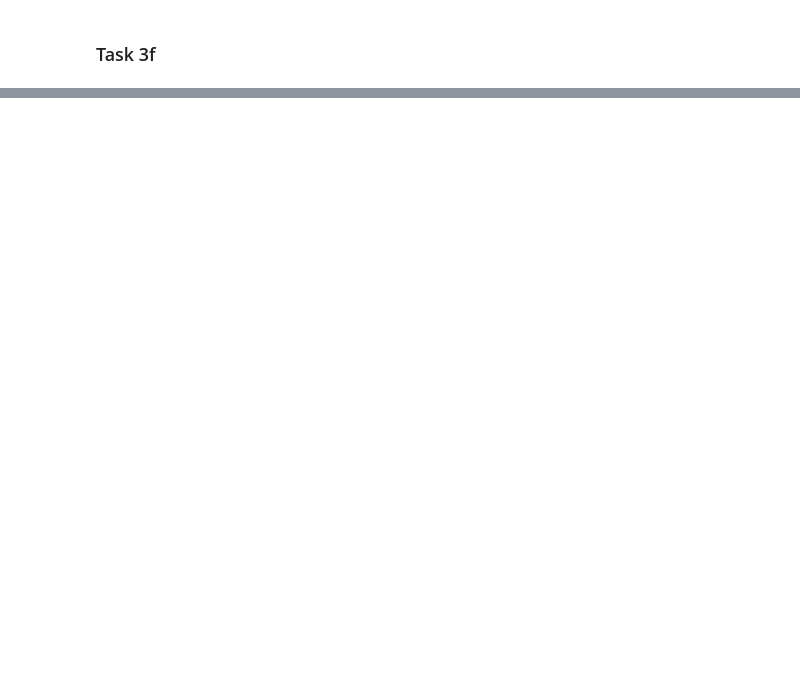
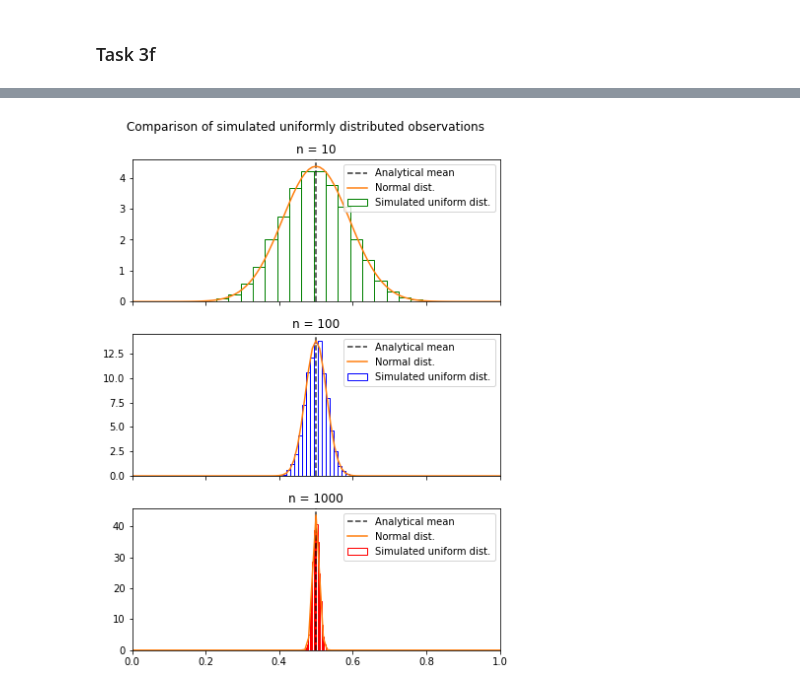
Before and after one commit to willidu/STK1100, a Jupyter notebook: oblig 2/besvarelse.ipynb, the cells around one changed output, grey strips where cells are left out. Drawn from its saved outputs; the diff is of its cells as text; code cells hidden in the pictures; blank space fills up the shorter version.

```diff
--- a/oblig 2/besvarelse.ipynb
+++ b/oblig 2/besvarelse.ipynb
@@ -280,0 +371,44 @@ plt.show()
+# %%
+averages = np.zeros((3, runs))
+
+ex, var = scipy.stats.uniform.stats(moments='mv')
+
+for i, n in enumerate(n_list):
+    for j in range(runs):
+        X = scipy.stats.uniform.rvs(size=n)
+        averages[i, j] = np.mean(X)
+
+fig, ax = plt.subplots(nrows=3, figsize=(6, 8), sharex=True, tight_layout=True)
+
+fig.suptitle('Comparison of simulated uniformly distributed observations')
+
+for i, (n, color) in enumerate(zip(n_list, colors)):
+    ax[i].hist(
+        averages[i],
+        bins=20,
+        density=True,
+        fc='none',
+        ec=color,
+        label='Simulated uniform dist.'
+    )
+    ax[i].set(
+        xlim = (0., 1),
+        title = f'n = {n}'
+    )
+    ax[i].axvline(
+        ex,
+        ls='--',
+        color='k',
+        label='Analytical mean',
+        alpha=0.8
+    )
+    ax[i].plot(
+        x,
+        scipy.stats.norm.pdf(x, loc=ex, scale=np.sqrt(var/n)),
+        label='Normal dist.'
+    )
+    ax[i].legend(loc='upper right', prop={'size': 10})
+
+plt.show()
+# %% [output]
+[figure, added]
```
Also changed, not shown: parts of 8 cells of this notebook.
